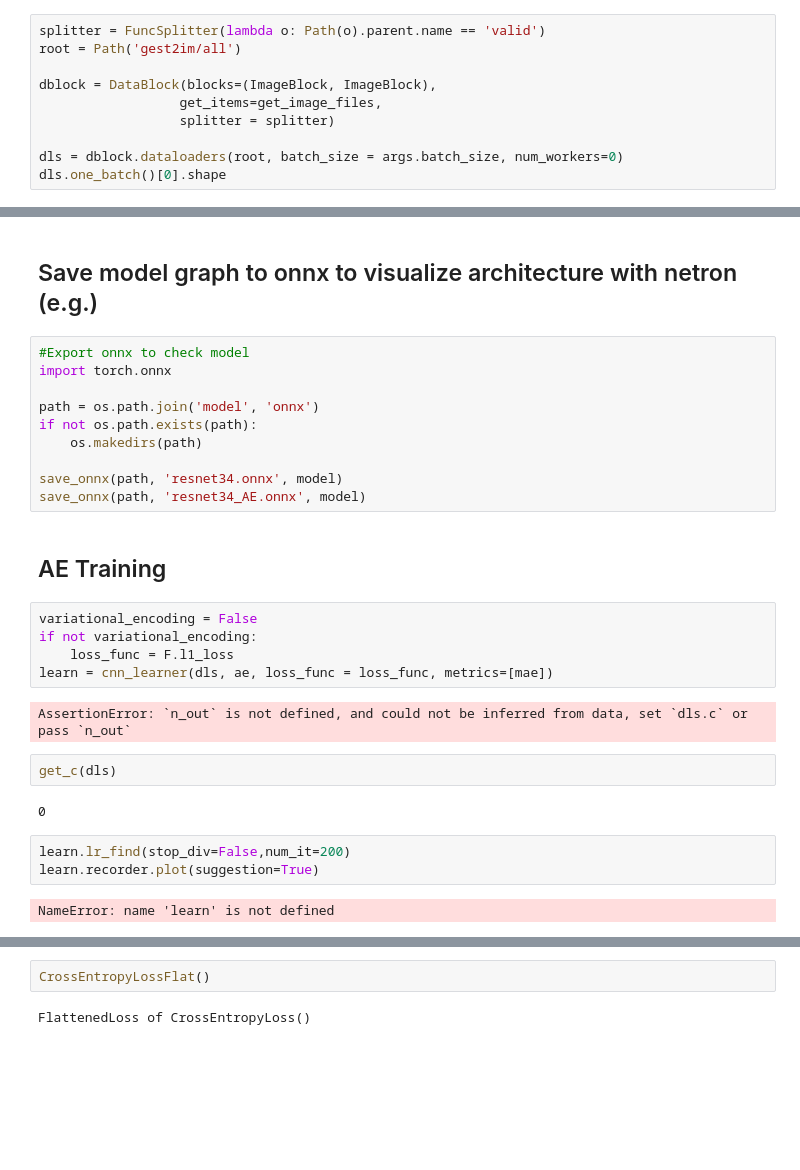
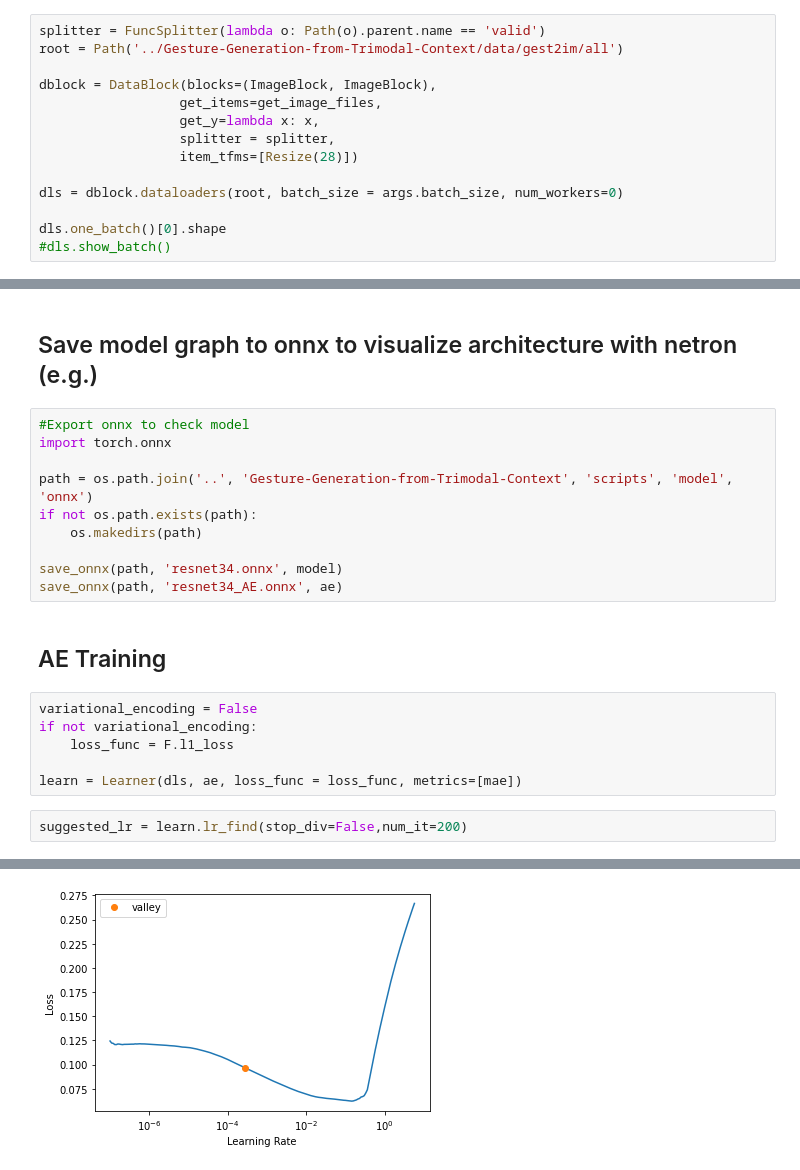
Before and after one commit to antmaio/FrechetMotionDistance, a Jupyter notebook: FGD_Conv2d.ipynb, the cells around one changed output, grey strips where cells are left out. Drawn from its saved outputs; the diff is of its cells as text; blank space fills up the shorter version.

Commit message:
Training pipeline for resnet-encoder set up and .gitignore added

```diff
--- a/FGD_Conv2d.ipynb
+++ b/FGD_Conv2d.ipynb
@@ -416,12 +430,16 @@ def save_onnx(path, name, model):
 ## Fastai solution to build dataloaders
 # %%
 splitter = FuncSplitter(lambda o: Path(o).parent.name == 'valid')
-root = Path('gest2im/all')
+root = Path('../Gesture-Generation-from-Trimodal-Context/data/gest2im/all')
 
 dblock = DataBlock(blocks=(ImageBlock, ImageBlock),
                   get_items=get_image_files,
-                  splitter = splitter)
+                  get_y=lambda x: x,
+                  splitter = splitter,
+                  item_tfms=[Resize(28)])
 
 dls = dblock.dataloaders(root, batch_size = args.batch_size, num_workers=0)
+
 dls.one_batch()[0].shape
+#dls.show_batch()
 # %% [output]
@@ -448,27 +469,20 @@ torch.Size([64, 3, 9, 34])
 #Export onnx to check model
 import torch.onnx
 
-path = os.path.join('model', 'onnx')
+path = os.path.join('..', 'Gesture-Generation-from-Trimodal-Context', 'scripts', 'model', 'onnx')
 if not os.path.exists(path):
     os.makedirs(path)
 
 save_onnx(path, 'resnet34.onnx', model)
-save_onnx(path, 'resnet34_AE.onnx', model)
+save_onnx(path, 'resnet34_AE.onnx', ae)
 # %% [markdown]
 ## AE Training
 # %%
 variational_encoding = False
 if not variational_encoding:
     loss_func = F.l1_loss
-learn = cnn_learner(dls, ae, loss_func = loss_func, metrics=[mae])
+
+learn = Learner(dls, ae, loss_func = loss_func, metrics=[mae])
-# %% [output]
-AssertionError: `n_out` is not defined, and could not be inferred from data, set `dls.c` or pass `n_out`
-# %%
-get_c(dls)
-# %% [output]
-0
 # %%
-learn.lr_find(stop_div=False,num_it=200)
-learn.recorder.plot(suggestion=True)
+suggested_lr = learn.lr_find(stop_div=False,num_it=200)
 # %% [output]
-NameError: name 'learn' is not defined
@@ -475,4 +490 @@ NameError: name 'learn' is not defined
+[figure, added]
-# %%
-CrossEntropyLossFlat()
-# %% [output]
-FlattenedLoss of CrossEntropyLoss()
```
Also changed, not shown: parts of 14 cells of this notebook, 1 other file.
